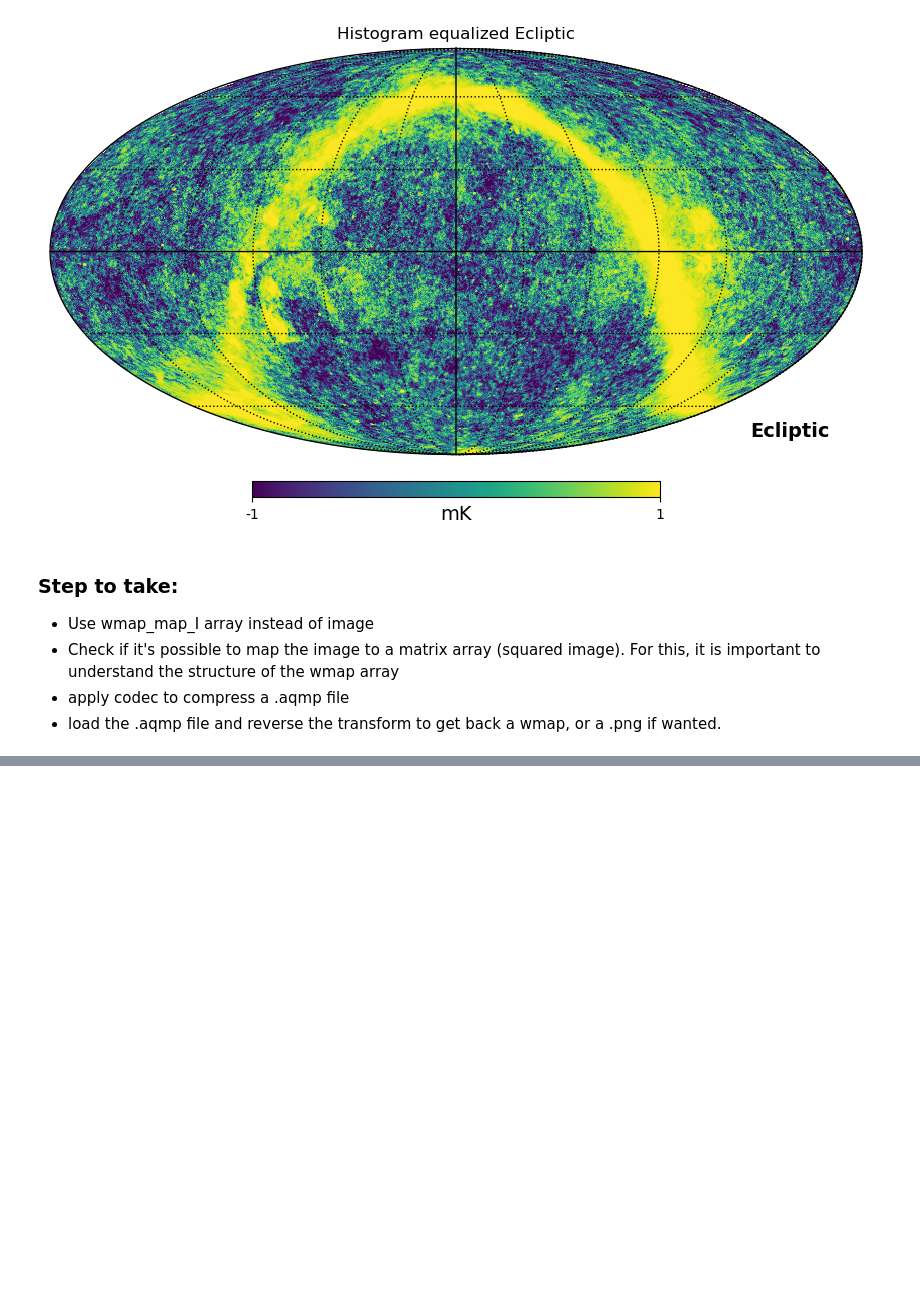
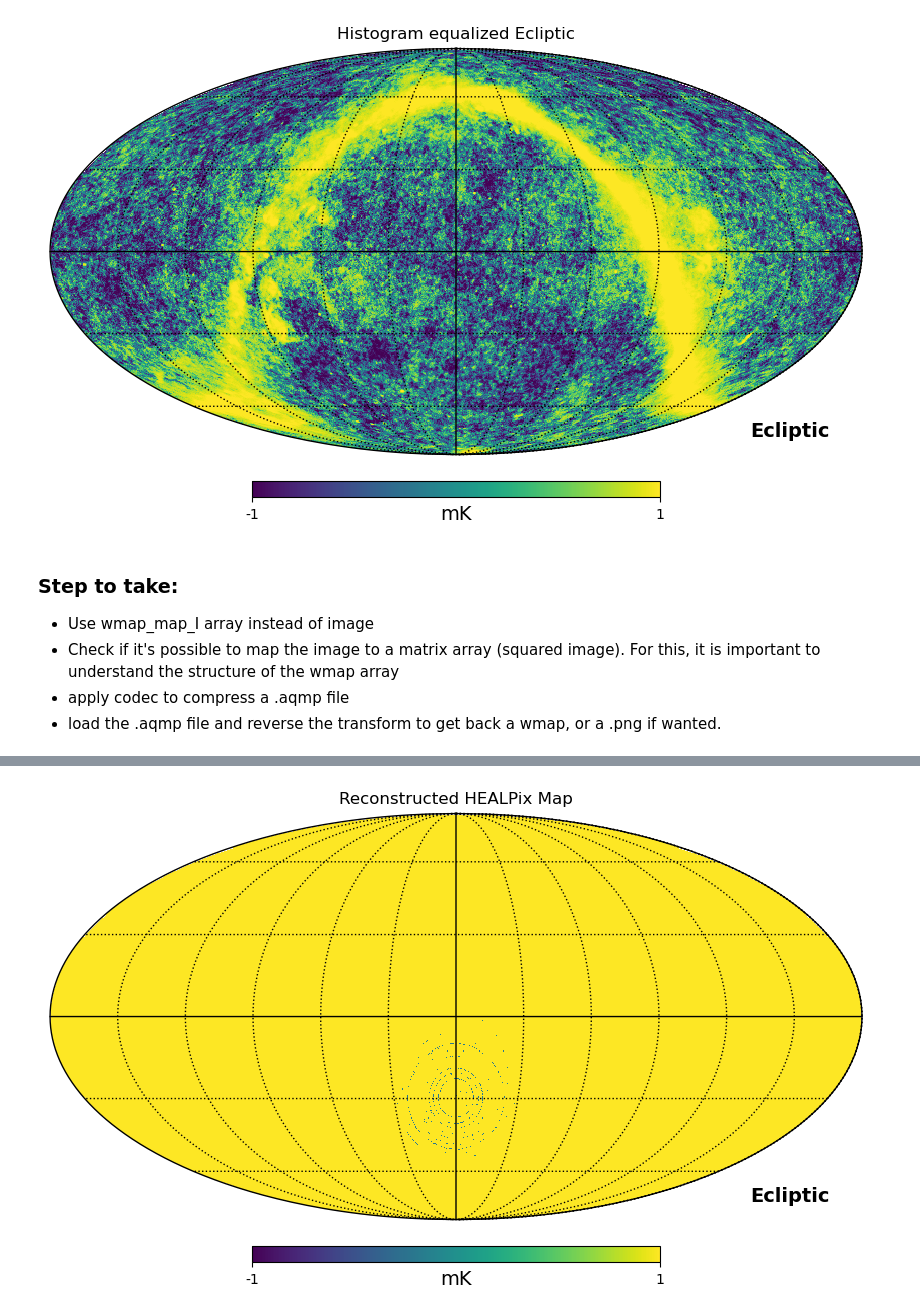
Before and after one commit to Emmatassone/HealPixCompressor, a Jupyter notebook: healpix.ipynb, the cells around one changed output, grey strips where cells are left out. Drawn from its saved outputs; the diff is of its cells as text; code cells hidden in the pictures; blank space fills up the shorter version.

Commit message:
recover healpix map with interpolation

```diff
--- a/healpix.ipynb
+++ b/healpix.ipynb
@@ -54,0 +87,38 @@ hp.graticule()
+# %%
+import healpy as hp
+import numpy as np
+from scipy.interpolate import griddata
+resolution = 512
+lon = np.linspace(-180, 180, resolution)
+lat = np.linspace(-90, 90, resolution)
+lon, lat = np.meshgrid(lon, lat)
+
+lon_flat = lon.flatten()
+lat_flat = lat.flatten()
+image_array_flat = image_array.flatten()
+
+theta = np.radians(90 - lat_flat)  # Convert latitude to colatitude (theta)
+phi = np.radians(lon_flat)         # Convert longitude to phi
+
+nside = hp.npix2nside(len(wmap_map_I))
+
+# Use griddata to map the 2D image array back onto HEALPix pixels
+pix_indices = hp.ang2pix(nside, theta, phi)
+reconstructed_map = griddata(pix_indices, image_array_flat, np.arange(len(wmap_map_I)), method='nearest')
+# %%
+import healpy as hp
+import matplotlib.pyplot as plt
+
+hp.mollview(
+    reconstructed_map,
+    coord=["G", "E"],
+    title="Reconstructed HEALPix Map",
+    unit="mK",
+    norm="hist",
+    min=-1,
+    max=1
+)
+
+hp.graticule()
+# %% [output]
+[figure, added]
```
Also changed, not shown: parts of 2 cells of this notebook, 1 other file.
